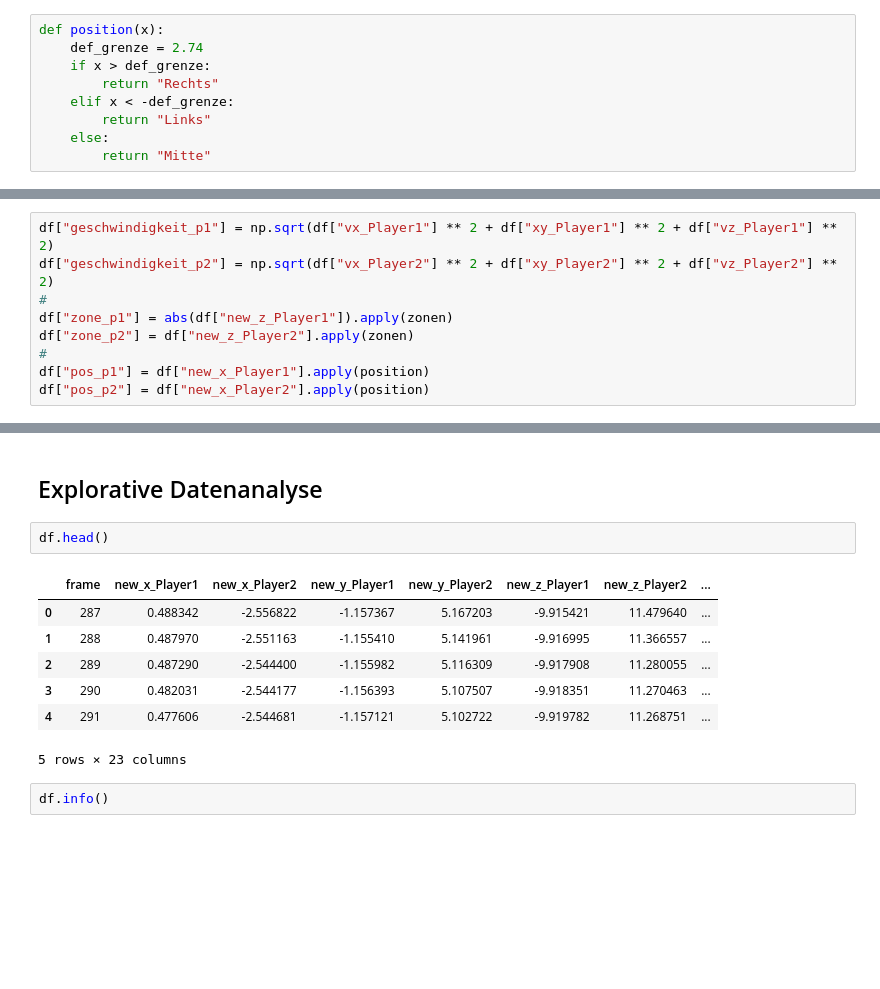
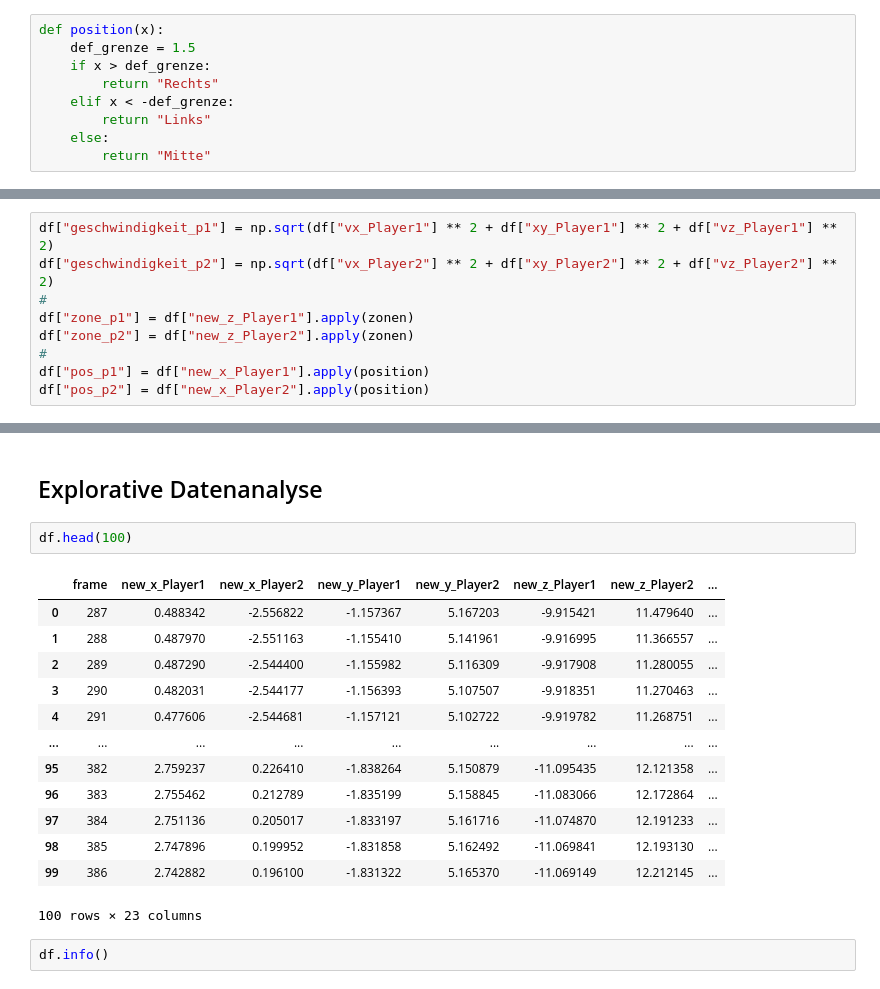
Before and after one commit to fhnw-ds/fhnw-cda2-tennis-analysis, a Jupyter notebook: field_analysis/eda_baden.ipynb, the cells around one changed output, grey strips where cells are left out. Drawn from its saved outputs; the diff is of its cells as text; blank space fills up the shorter version.

Commit message:
Neues Dataframe

```diff
--- a/field_analysis/eda_baden.ipynb
+++ b/field_analysis/eda_baden.ipynb
@@ -61,7 +61,7 @@ def zonen(y):
         return "Defensiv"
 # %%
 def position(x):
-    def_grenze = 2.74
+    def_grenze = 1.5
     if x > def_grenze:
         return "Rechts"
     elif x < -def_grenze:
@@ -226,7 +226,7 @@ df[["Status", "Satz"]] = df[["Status", "Satz"]].ffill()
 df["geschwindigkeit_p1"] = np.sqrt(df["vx_Player1"] ** 2 + df["xy_Player1"] ** 2 + df["vz_Player1"] ** 2)
 df["geschwindigkeit_p2"] = np.sqrt(df["vx_Player2"] ** 2 + df["xy_Player2"] ** 2 + df["vz_Player2"] ** 2)
 #
-df["zone_p1"] = abs(df["new_z_Player1"]).apply(zonen)
+df["zone_p1"] = df["new_z_Player1"].apply(zonen)
 df["zone_p2"] = df["new_z_Player2"].apply(zonen)
 #
 df["pos_p1"] = df["new_x_Player1"].apply(position)
@@ -285,15 +285,21 @@ memory usage: 2.9 MB
 # %% [markdown]
 ## Explorative Datenanalyse
 # %%
-df.head()
+df.head(100)
 # %% [output]
 |  | frame | new_x_Player1 | new_x_Player2 | new_y_Player1 | new_y_Player2 | new_z_Player1 | new_z_Player2 | ... |
 | 0 | 287 | 0.488342 | -2.556822 | -1.157367 | 5.167203 | -9.915421 | 11.479640 | ... |
 | 1 | 288 | 0.487970 | -2.551163 | -1.155410 | 5.141961 | -9.916995 | 11.366557 | ... |
 | 2 | 289 | 0.487290 | -2.544400 | -1.155982 | 5.116309 | -9.917908 | 11.280055 | ... |
 | 3 | 290 | 0.482031 | -2.544177 | -1.156393 | 5.107507 | -9.918351 | 11.270463 | ... |
 | 4 | 291 | 0.477606 | -2.544681 | -1.157121 | 5.102722 | -9.919782 | 11.268751 | ... |
+| ... | ... | ... | ... | ... | ... | ... | ... | ... |
+| 95 | 382 | 2.759237 | 0.226410 | -1.838264 | 5.150879 | -11.095435 | 12.121358 | ... |
+| 96 | 383 | 2.755462 | 0.212789 | -1.835199 | 5.158845 | -11.083066 | 12.172864 | ... |
+| 97 | 384 | 2.751136 | 0.205017 | -1.833197 | 5.161716 | -11.074870 | 12.191233 | ... |
+| 98 | 385 | 2.747896 | 0.199952 | -1.831858 | 5.162492 | -11.069841 | 12.193130 | ... |
+| 99 | 386 | 2.742882 | 0.196100 | -1.831322 | 5.165370 | -11.069149 | 12.212145 | ... |
-5 rows × 23 columns
+100 rows × 23 columns
 # %%
 df.info()
 # %% [output]
```
Also changed, not shown: parts of 1 cell of this notebook.
